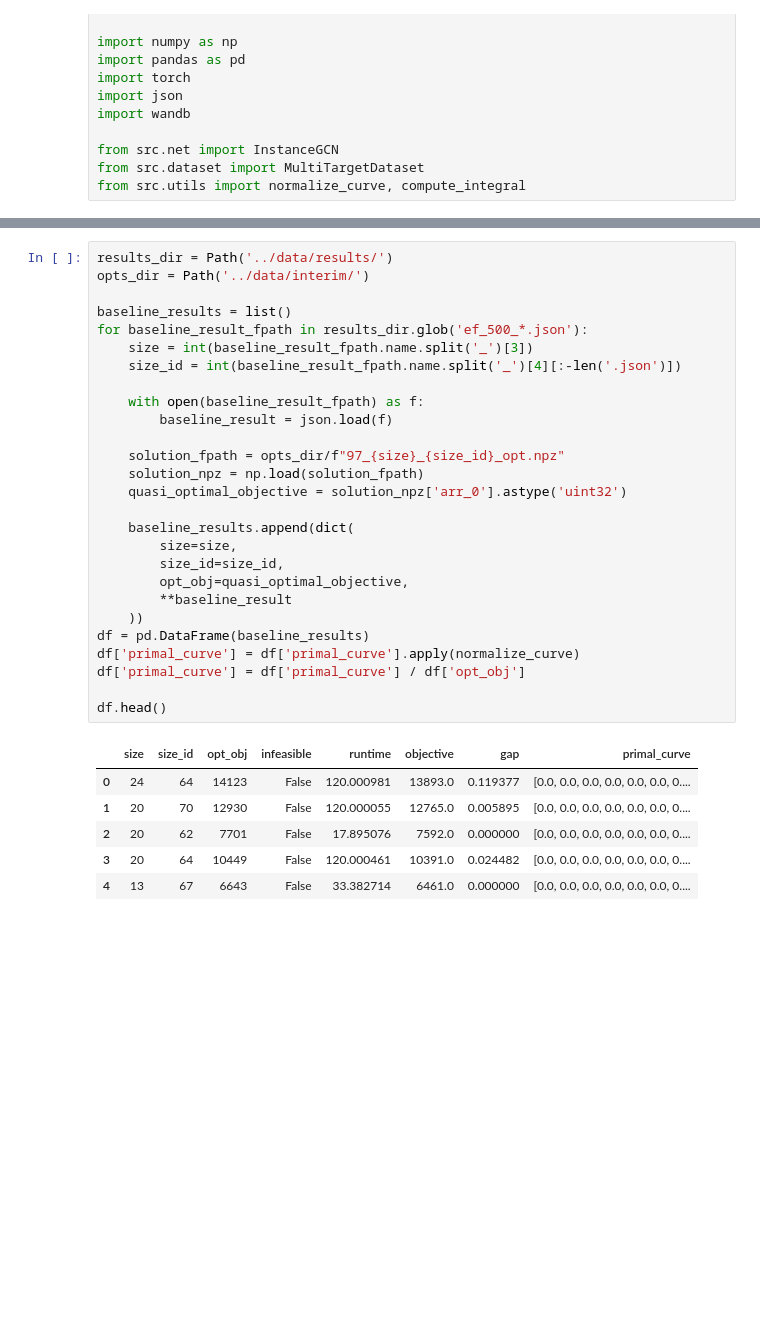
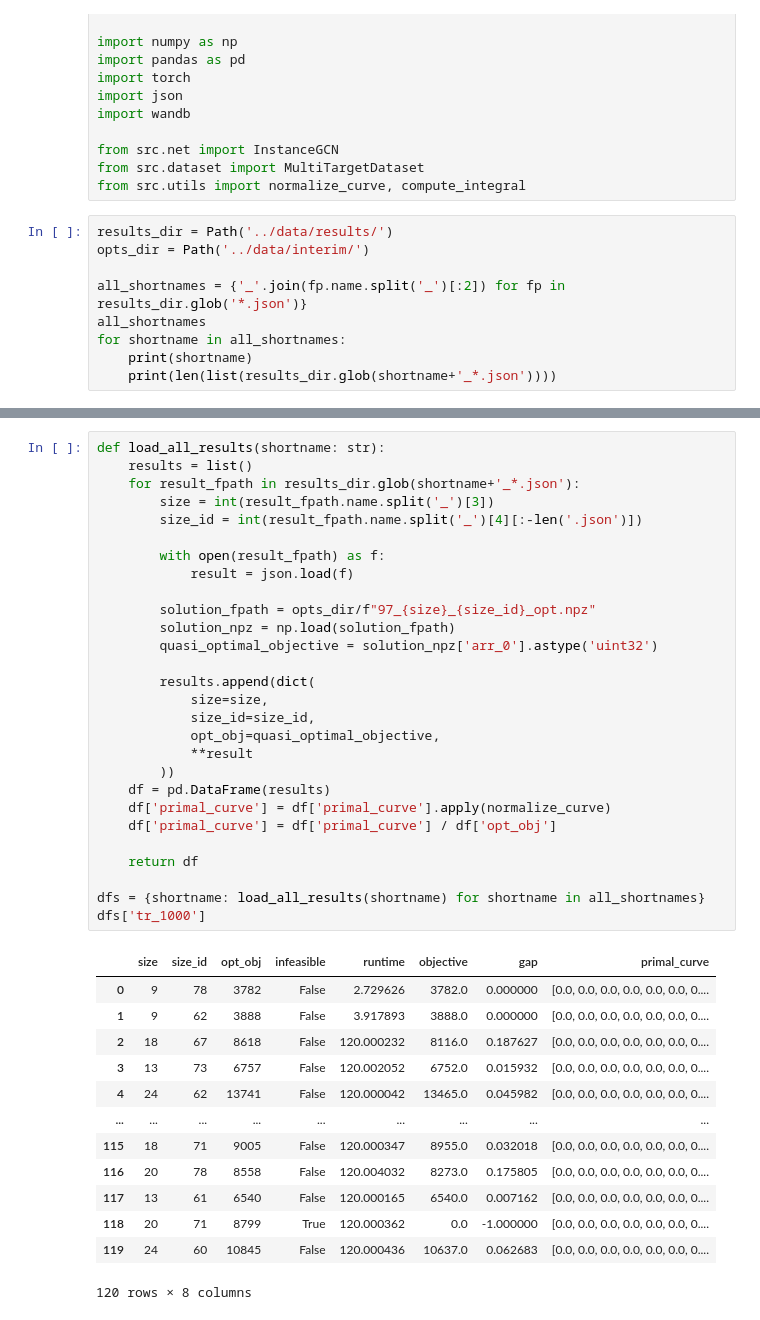
Before and after one commit to gos-ufsc/sat-gnn, a Jupyter notebook: notebooks/5.1-bmp-heuristics-evaluation.ipynb, the cells around one changed output, grey strips where cells are left out. Drawn from its saved outputs; the diff is of its cells as text; blank space fills up the shorter version.

```diff
--- a/notebooks/5.1-bmp-heuristics-evaluation.ipynb
+++ b/notebooks/5.1-bmp-heuristics-evaluation.ipynb
@@ -18,3 +18,12 @@ import wandb
 from src.net import InstanceGCN
 from src.dataset import MultiTargetDataset
 from src.utils import normalize_curve, compute_integral
+# %%
+results_dir = Path('../data/results/')
+opts_dir = Path('../data/interim/')
+
+all_shortnames = {'_'.join(fp.name.split('_')[:2]) for fp in results_dir.glob('*.json')}
+all_shortnames
+for shortname in all_shortnames:
+    print(shortname)
+    print(len(list(results_dir.glob(shortname+'_*.json'))))
@@ -21,34 +48,42 @@ from src.utils import normalize_curve, compute_integral
 # %%
-results_dir = Path('../data/results/')
-opts_dir = Path('../data/interim/')
+def load_all_results(shortname: str):
+    results = list()
+    for result_fpath in results_dir.glob(shortname+'_*.json'):
+        size = int(result_fpath.name.split('_')[3])
+        size_id = int(result_fpath.name.split('_')[4][:-len('.json')])
 
-baseline_results = list()
-for baseline_result_fpath in results_dir.glob('ef_500_*.json'):
-    size = int(baseline_result_fpath.name.split('_')[3])
-    size_id = int(baseline_result_fpath.name.split('_')[4][:-len('.json')])
+        with open(result_fpath) as f:
+            result = json.load(f)
 
-    with open(baseline_result_fpath) as f:
-        baseline_result = json.load(f)
+        solution_fpath = opts_dir/f"97_{size}_{size_id}_opt.npz"
+        solution_npz = np.load(solution_fpath)
+        quasi_optimal_objective = solution_npz['arr_0'].astype('uint32')
 
-    solution_fpath = opts_dir/f"97_{size}_{size_id}_opt.npz"
-    solution_npz = np.load(solution_fpath)
-    quasi_optimal_objective = solution_npz['arr_0'].astype('uint32')
+        results.append(dict(
+            size=size,
+            size_id=size_id,
+            opt_obj=quasi_optimal_objective,
+            **result
+        ))
+    df = pd.DataFrame(results)
+    df['primal_curve'] = df['primal_curve'].apply(normalize_curve)
+    df['primal_curve'] = df['primal_curve'] / df['opt_obj']
 
-    baseline_results.append(dict(
-        size=size,
-        size_id=size_id,
-        opt_obj=quasi_optimal_objective,
-        **baseline_result
-    ))
-df = pd.DataFrame(baseline_results)
-df['primal_curve'] = df['primal_curve'].apply(normalize_curve)
-df['primal_curve'] = df['primal_curve'] / df['opt_obj']
+    return df
 
-df.head()
+dfs = {shortname: load_all_results(shortname) for shortname in all_shortnames}
+dfs['tr_1000']
 # %% [output]
 |  | size | size_id | opt_obj | infeasible | runtime | objective | gap | primal_curve |
-| 0 | 24 | 64 | 14123 | False | 120.000981 | 13893.0 | 0.119377 | [0.0, 0.0, 0.0, 0.0, 0.0, 0.0, 0.... |
-| 1 | 20 | 70 | 12930 | False | 120.000055 | 12765.0 | 0.005895 | [0.0, 0.0, 0.0, 0.0, 0.0, 0.0, 0.... |
-| 2 | 20 | 62 | 7701 | False | 17.895076 | 7592.0 | 0.000000 | [0.0, 0.0, 0.0, 0.0, 0.0, 0.0, 0.... |
-| 3 | 20 | 64 | 10449 | False | 120.000461 | 10391.0 | 0.024482 | [0.0, 0.0, 0.0, 0.0, 0.0, 0.0, 0.... |
-| 4 | 13 | 67 | 6643 | False | 33.382714 | 6461.0 | 0.000000 | [0.0, 0.0, 0.0, 0.0, 0.0, 0.0, 0.... |
+| 0 | 9 | 78 | 3782 | False | 2.729626 | 3782.0 | 0.000000 | [0.0, 0.0, 0.0, 0.0, 0.0, 0.0, 0.... |
+| 1 | 9 | 62 | 3888 | False | 3.917893 | 3888.0 | 0.000000 | [0.0, 0.0, 0.0, 0.0, 0.0, 0.0, 0.... |
+| 2 | 18 | 67 | 8618 | False | 120.000232 | 8116.0 | 0.187627 | [0.0, 0.0, 0.0, 0.0, 0.0, 0.0, 0.... |
+| 3 | 13 | 73 | 6757 | False | 120.002052 | 6752.0 | 0.015932 | [0.0, 0.0, 0.0, 0.0, 0.0, 0.0, 0.... |
+| 4 | 24 | 62 | 13741 | False | 120.000042 | 13465.0 | 0.045982 | [0.0, 0.0, 0.0, 0.0, 0.0, 0.0, 0.... |
+| ... | ... | ... | ... | ... | ... | ... | ... | ... |
+| 115 | 18 | 71 | 9005 | False | 120.000347 | 8955.0 | 0.032018 | [0.0, 0.0, 0.0, 0.0, 0.0, 0.0, 0.... |
+| 116 | 20 | 78 | 8558 | False | 120.004032 | 8273.0 | 0.175805 | [0.0, 0.0, 0.0, 0.0, 0.0, 0.0, 0.... |
+| 117 | 13 | 61 | 6540 | False | 120.000165 | 6540.0 | 0.007162 | [0.0, 0.0, 0.0, 0.0, 0.0, 0.0, 0.... |
+| 118 | 20 | 71 | 8799 | True | 120.000362 | 0.0 | -1.000000 | [0.0, 0.0, 0.0, 0.0, 0.0, 0.0, 0.... |
+| 119 | 24 | 60 | 10845 | False | 120.000436 | 10637.0 | 0.062683 | [0.0, 0.0, 0.0, 0.0, 0.0, 0.0, 0.... |
+120 rows × 8 columns
```
Also changed, not shown: parts of 8 cells of this notebook.
